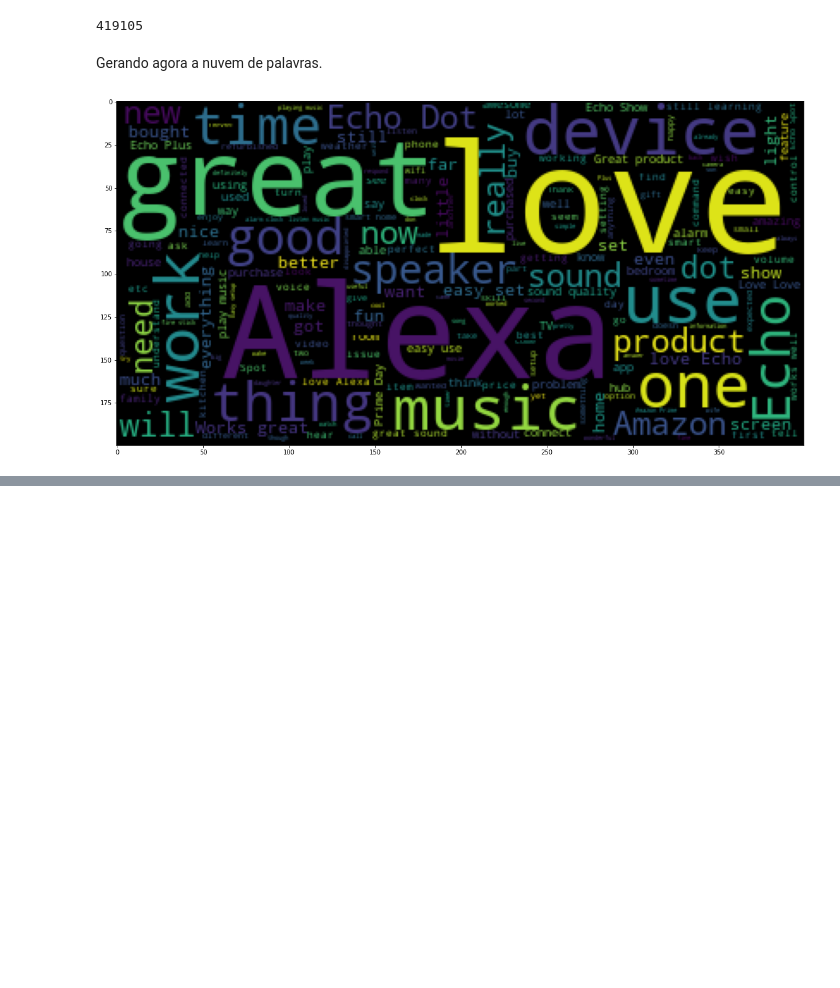
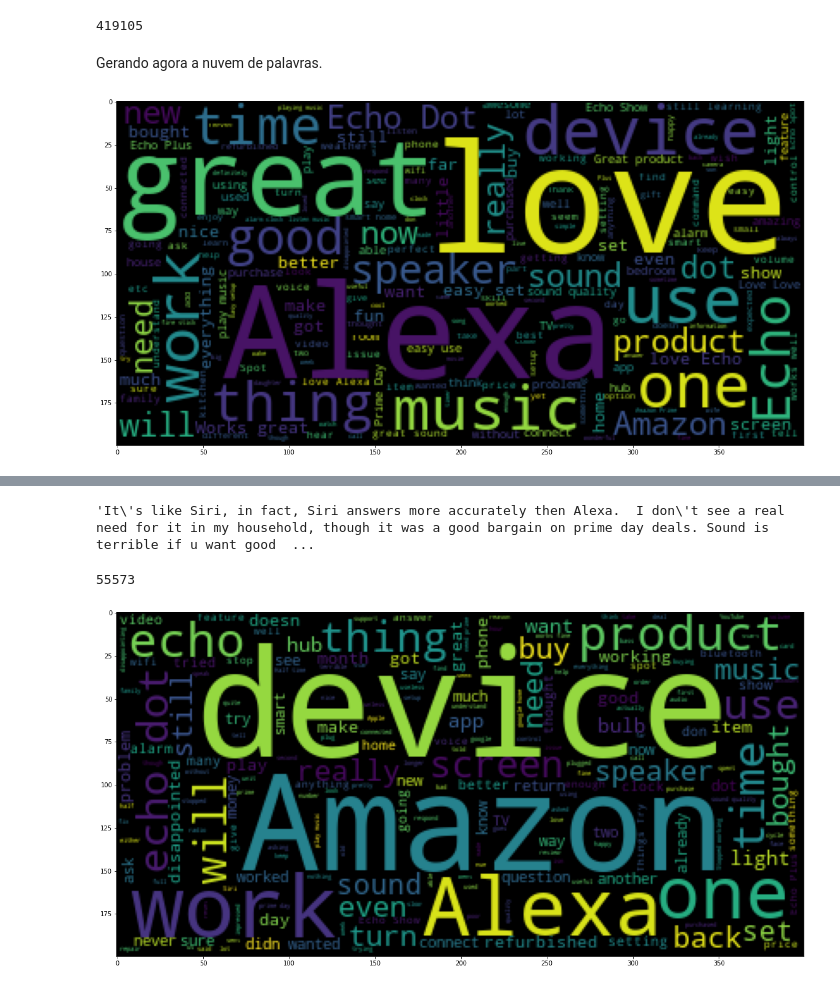
Before and after one commit to Mario-RJunior/relacoes-publicas-clientes-NLP, a Jupyter notebook: relacoes_publicas_NLP.ipynb, the cells around one changed output, grey strips where cells are left out. Drawn from its saved outputs; the diff is of its cells as text; code cells hidden in the pictures; blank space fills up the shorter version.

Commit message:
Gerando nuvem de palavras para reviews negativos

```diff
--- a/relacoes_publicas_NLP.ipynb
+++ b/relacoes_publicas_NLP.ipynb
@@ -268,0 +271,6 @@ plt.imshow(WordCloud().generate(sentence_as_one_string));
+# %%
+# Criando uma lista com reviews negativos
+negative_list = negative['verified_reviews'].tolist()
+
+# Mostrando os 5 primeiros reviews
+negative_list[0:5]
@@ -268,0 +283,17 @@ plt.imshow(WordCloud().generate(sentence_as_one_string));
+# %%
+# Juntando em uma unica string
+negative_sentences_as_one_string = ' '.join(negative_list)
+negative_sentences_as_one_string
+# %% [output]
+'It\'s like Siri, in fact, Siri answers more accurately then Alexa.  I don\'t see a real need for it in my household, though it was a good bargain on prime day deals. Sound is terrible if u want good  ...
+# %%
+# Verificando o número de caracteres
+len(negative_sentences_as_one_string)
+# %% [output]
+55573
+# %%
+# Gerando a nuvem de palavras
+plt.figure(figsize=(20,20))
+plt.imshow(WordCloud().generate(negative_sentences_as_one_string));
+# %% [output]
+[figure, added]
```
Also changed, not shown: parts of 5 cells of this notebook.
